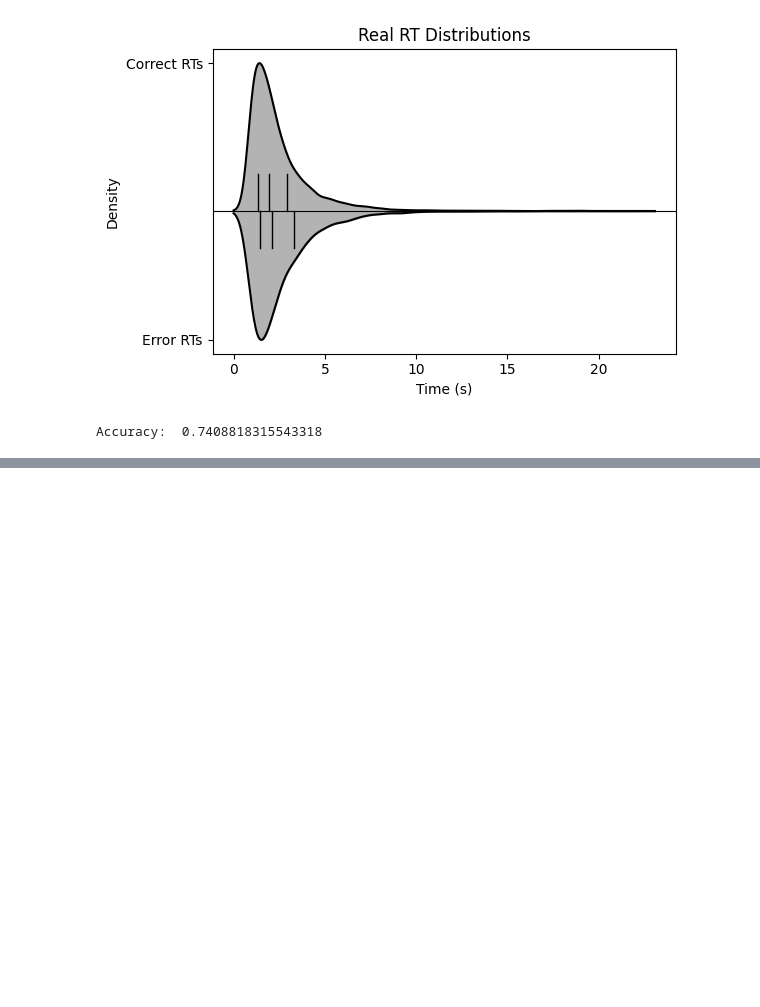
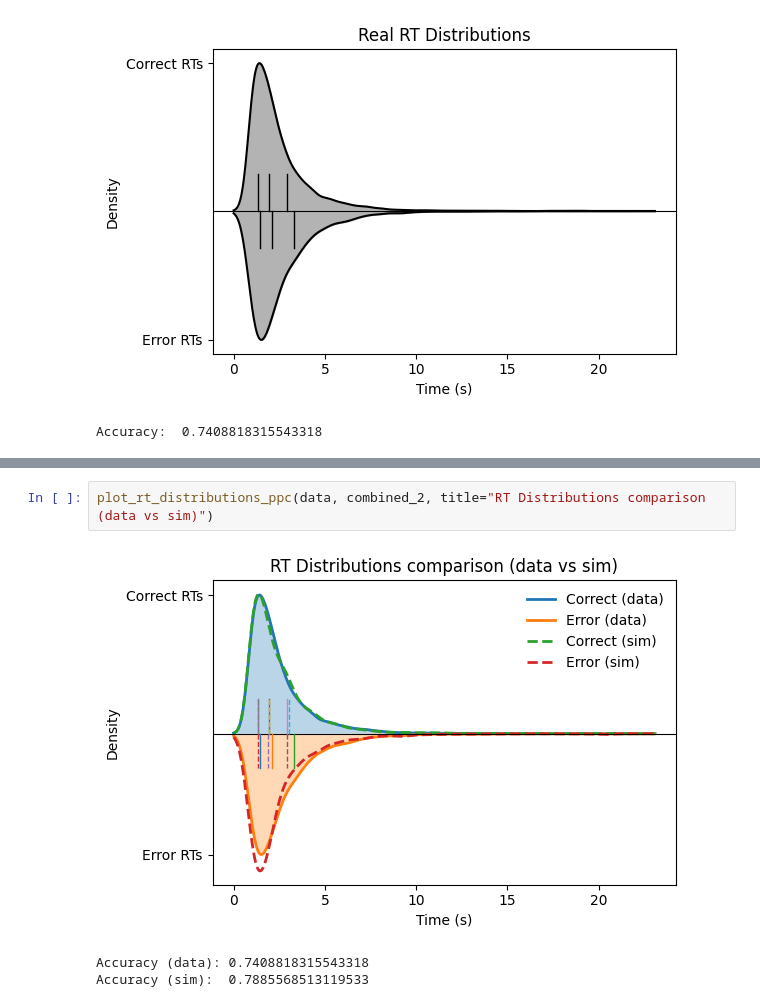
Before and after one commit to jjjj17/HSSM-fitting, a Jupyter notebook: hssm_sim.ipynb, the cells around one changed output, grey strips where cells are left out. Saved outputs shown, nothing was run; the diff lists cells and outputs as text; blank space fills up the shorter version.

```diff
--- a/hssm_sim.ipynb
+++ b/hssm_sim.ipynb
@@ -285,0 +327,6 @@ plot_rt_distributions_ppc(data, combined, responses=[0, 1], title="Posterior Pre
+# %%
+plot_rt_distributions_ppc(data, combined_2, title="RT Distributions comparison (data vs sim)")
+# %% [output]
+[figure, added]
+Accuracy (data): 0.7408818315543318
+Accuracy (sim):  0.7885568513119533
```
Also changed, not shown: parts of 6 cells of this notebook, 1 other file.
